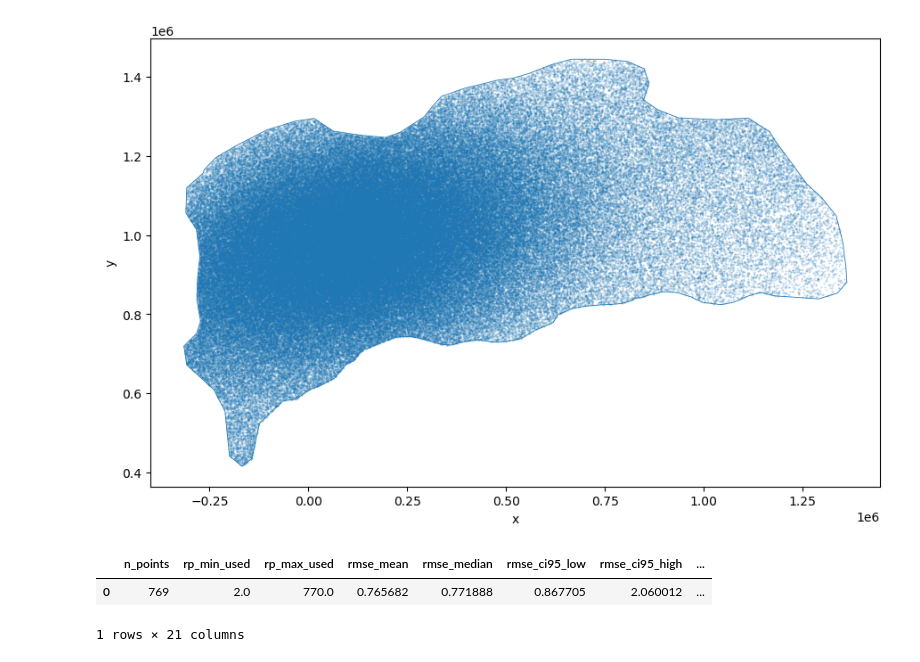
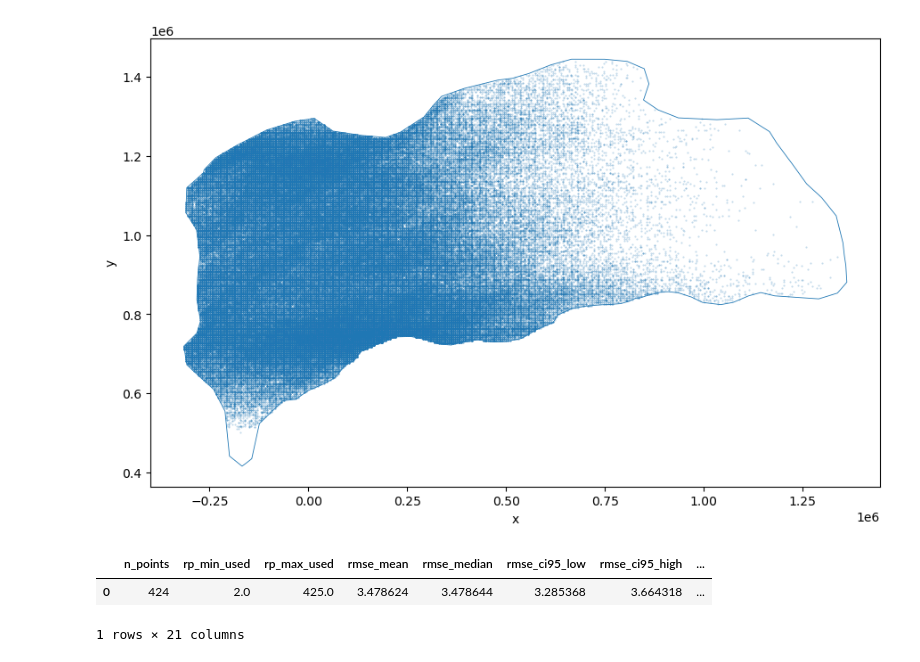
Before and after one commit to fema-ffrd/Importance-Sampling-for-SST, a Jupyter notebook: notebooks/adaptive_simulations.ipynb, the cells around one changed output. Saved outputs shown, nothing was run; the diff lists cells and outputs as text; code cells hidden in the pictures.

Commit message:
Update adaptive for discrete samples

```diff
--- a/notebooks/adaptive_simulations.ipynb
+++ b/notebooks/adaptive_simulations.ipynb
@@ -66,12 +60,10 @@ params = AdaptParams(
 )
 
 sampler = AdaptiveMixtureSampler(
+    data=watershed,
+    params=params,
     precip_cube=watershed.cumulative_precip,
-    storm_centers=watershed.storm_centers,
-    watershed_gdf=watershed.watershed_gdf,
-    domain_gdf=watershed.domain_gdf,
-    params=params,
-    seed=42,
+    seed=42
 )
 
 # Adapt does NOT take data or seed
@@ -117,9 +109,9 @@ final_df
 # %%
 ax = watershed.domain_gdf.boundary.plot(linewidth=0.6, figsize=(9,9))
-plt.scatter(final_df.x, final_df.y, s=0.2, alpha=0.3, rasterized=True)
+plt.scatter(final_df.newx, final_df.newy, s=0.2, alpha=0.3, rasterized=True)
 plt.gca().set_aspect("equal")
 plt.xlabel("x"); plt.ylabel("y"); plt.tight_layout()
 plt.show()
 # %% [output]
-[figure, old version]
+[figure, new version]
 # %%
@@ -133,11 +125,11 @@ mixture_summary = summarize_depths_by_return_period(
     rp_max_cap=2000,
 )
 # %%
-m = metrics(summaries["Trinity"],mixture_summary)
+m = metrics(summaries["Trinity"],adaptive_summary)
 m
 # %% [output]
 |  | n_points | rp_min_used | rp_max_used | rmse_mean | rmse_median | rmse_ci95_low | rmse_ci95_high | ... |
-| 0 | 769 | 2.0 | 770.0 | 0.765682 | 0.771888 | 0.867705 | 2.060012 | ... |
+| 0 | 424 | 2.0 | 425.0 | 3.478624 | 3.478644 | 3.285368 | 3.664318 | ... |
 1 rows × 21 columns
 # %%
 plot_two_return_period_summaries(
```
Also changed, not shown: parts of 10 cells of this notebook, 1 other file.
